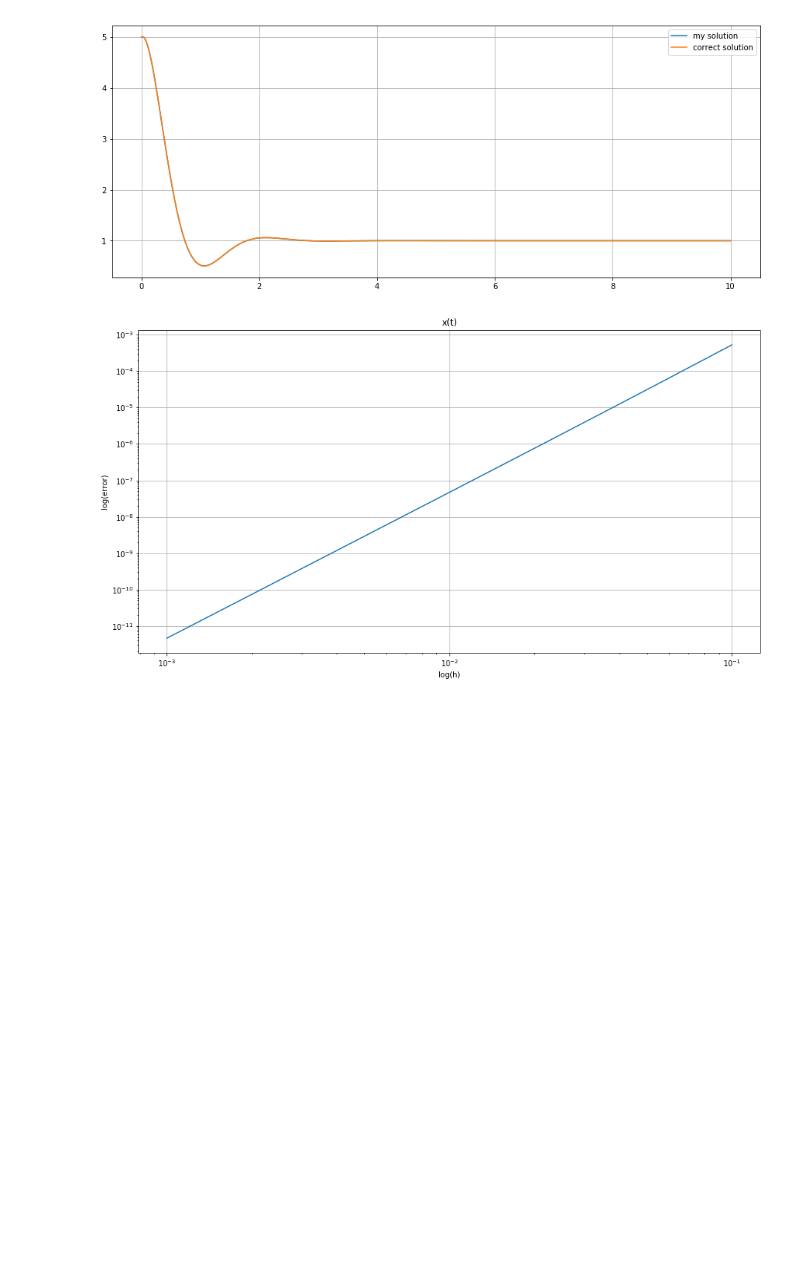
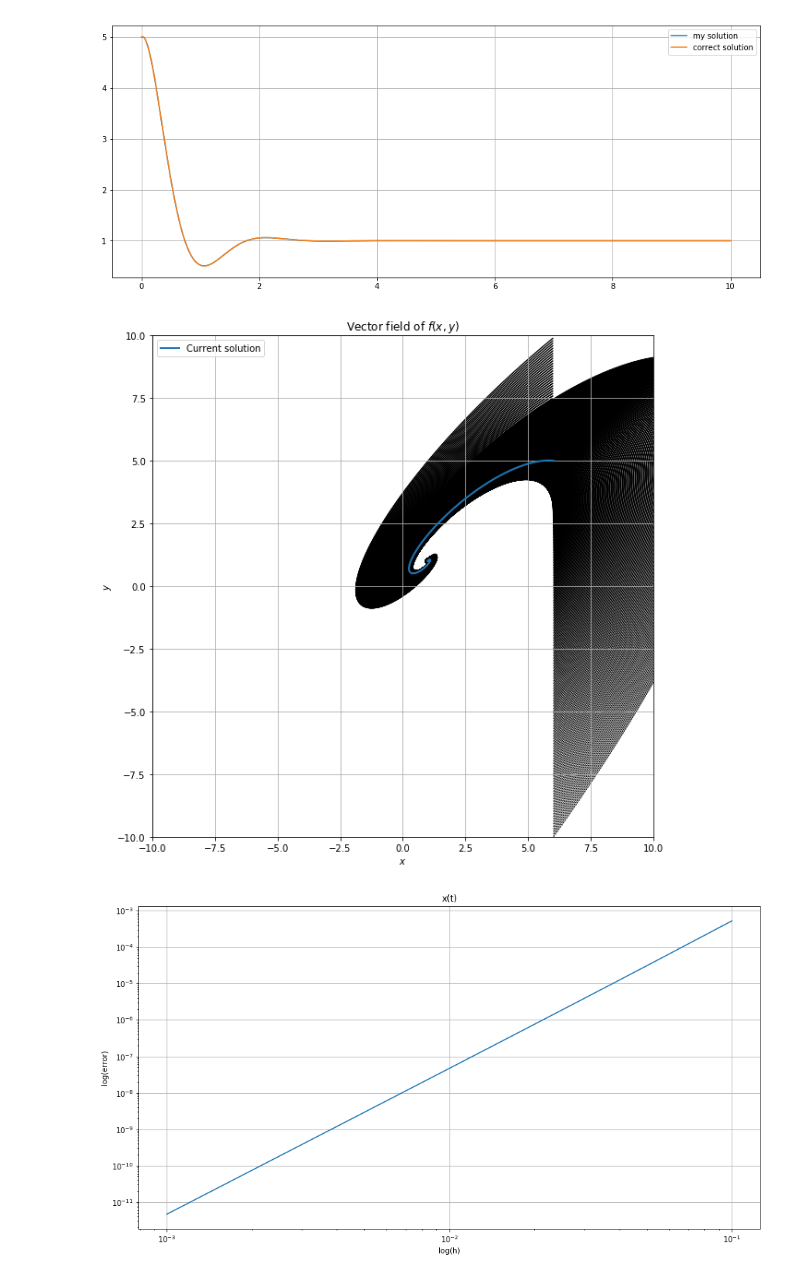
Before and after one commit to Andrey-Tkachev/threshold-dynamics, a Jupyter notebook: report.ipynb, the cells around one changed output. Saved outputs shown, nothing was run; the diff lists cells and outputs as text; code cells hidden in the pictures; blank space fills up the shorter version.

```diff
--- a/report.ipynb
+++ b/report.ipynb
@@ -317,6 +325,30 @@ for correct_func, my_points in zip(anal_solution, solution):
 # %% [output]
 [figure]
 [figure]
+# %%
+plt.figure(figsize=(10, 10))
+y0s = np.arange(-10, 10, 0.1)
+for y0 in y0s:
+    grid, solution = solver.solve([6., y0], T=10, h=0.001)
+    u = solution[0][1:] - solution[0][:-1]
+    v = solution[1][1:] - solution[1][:-1]
+    l = np.sqrt(u ** 2 + v ** 2)
+    plt.quiver(solution[0][:-1], solution[1][:-1], u / l, v / l, width=0.001)
+
+x0 = np.array([6., 5.])
+grid, solution = solver.solve([6., 5.], T=10, h=0.001)
+plt.plot(solution[0], solution[1], linewidth=2, label='Current solution')
+plt.title(r"Vector field of $f(x, y)$")
+plt.xlabel(r'$x$')
+plt.ylabel(r'$y$')
+plt.axis('scaled')
+plt.grid(True)
+plt.xlim((-10, 10))
+plt.ylim((-10, 10))
+plt.legend()
+plt.show()
+# %% [output]
+[figure, added]
 # %%
 errors = np.zeros((2, 1000))
 h_array = np.logspace(-1, -3, num=1000, base=10)
```
Also changed, not shown: parts of 1 cell of this notebook, 7 other files.
